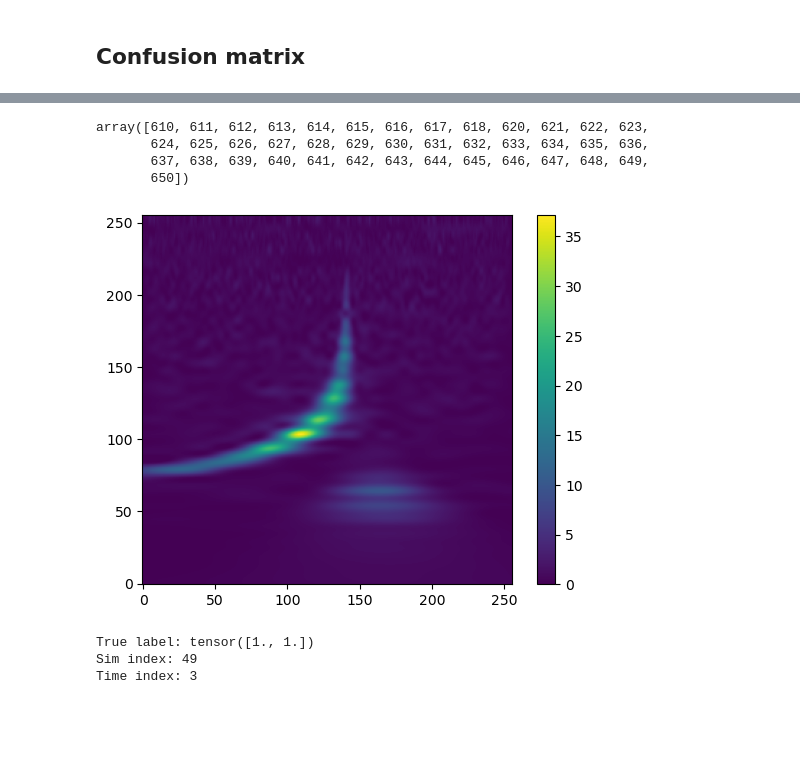
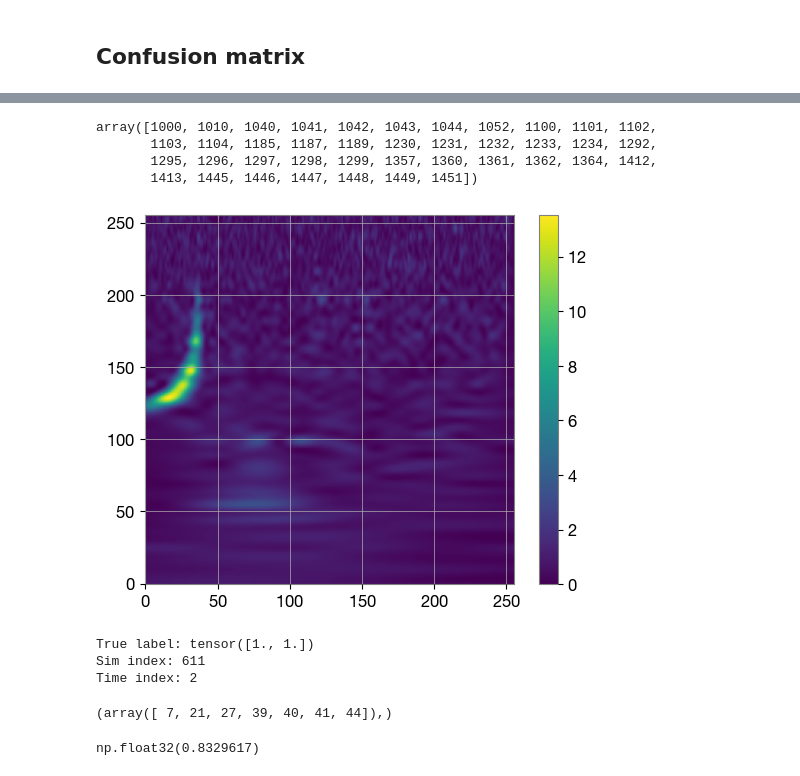
Before and after one commit to AryamannRao/LISAGlitchSignalClassifier, a Jupyter notebook: src/notebooks/model_lm_inference.ipynb, the cells around one changed output, grey strips where cells are left out. Cells and saved outputs as stored; diff of their text form; code cells hidden in the pictures; blank space fills up the shorter version.

```diff
--- a/src/notebooks/model_lm_inference.ipynb
+++ b/src/notebooks/model_lm_inference.ipynb
@@ -159,20 +215,20 @@ plt.show()
 # %%
-np.where((true_class == 3)&(pred_class == 3))[0][0:40]
+np.where((true_class == 3)&(pred_class == 1))[0][0:40]
 # %% [output]
-array([610, 611, 612, 613, 614, 615, 616, 617, 618, 620, 621, 622, 623,
-       624, 625, 626, 627, 628, 629, 630, 631, 632, 633, 634, 635, 636,
-       637, 638, 639, 640, 641, 642, 643, 644, 645, 646, 647, 648, 649,
-       650])
+array([1000, 1010, 1040, 1041, 1042, 1043, 1044, 1052, 1100, 1101, 1102,
+       1103, 1104, 1185, 1187, 1189, 1230, 1231, 1232, 1233, 1234, 1292,
+       1295, 1296, 1297, 1298, 1299, 1357, 1360, 1361, 1362, 1364, 1412,
+       1413, 1445, 1446, 1447, 1448, 1449, 1451])
 # %%
-image, label, sim_index, time_index = test_dataset[643]
+image, label, sim_index, time_index = test_dataset[1292]
 plt.imshow(image[0], origin='lower')
 plt.colorbar()
 plt.show()
 print('True label:', label)
 print('Sim index:', sim_index)
 print('Time index:', time_index)
 # %% [output]
-[figure, old version]
+[figure, new version]
 True label: tensor([1., 1.])
-Sim index: 49
-Time index: 3
+Sim index: 611
+Time index: 2
@@ -178,0 +282,4 @@ Time index: 3
+# %%
+np.where(wrong_amp > 1e-13)
+# %% [output]
+(array([ 7, 21, 27, 39, 40, 41, 44]),)
@@ -178,0 +306,4 @@ Time index: 3
+# %%
+sep
+# %% [output]
+np.float32(0.8329617)
```
Also changed, not shown: parts of 18 cells of this notebook, 24 other files.
